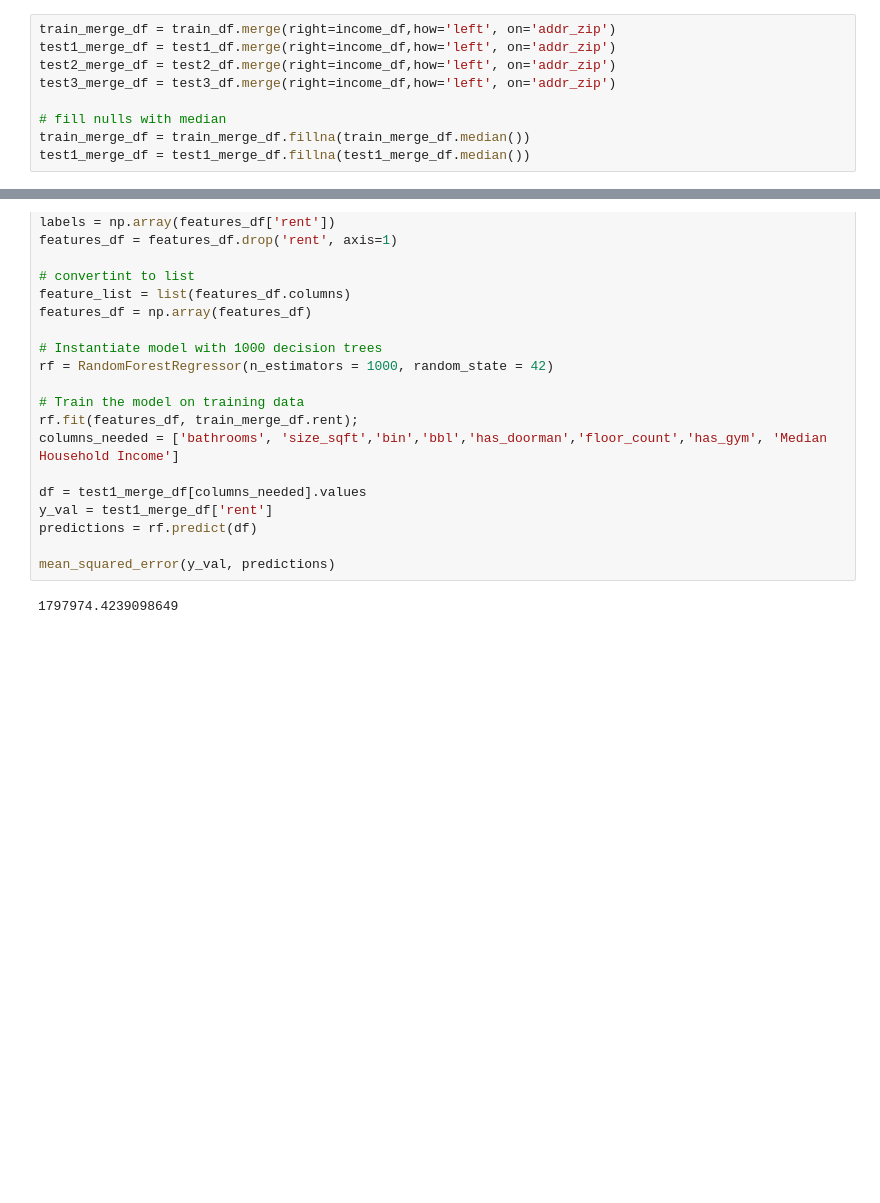
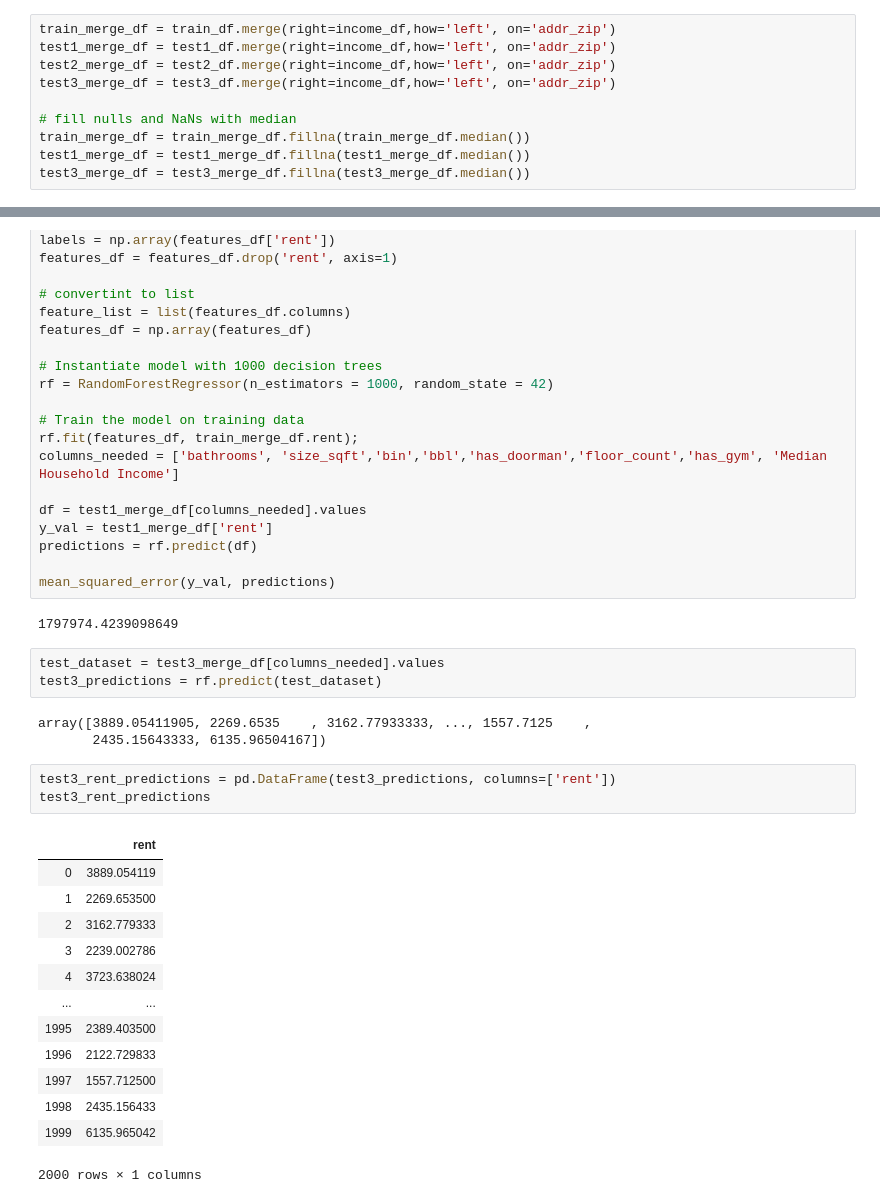
Before and after one commit to simplisticmartin/Godzillow, a Jupyter notebook: main.ipynb, the cells around one changed output, grey strips where cells are left out. Cells and saved outputs as stored; diff of their text form; blank space fills up the shorter version.

```diff
--- a/main.ipynb
+++ b/main.ipynb
@@ -260,9 +260,10 @@ test1_merge_df = test1_df.merge(right=income_df,how='left', on='addr_zip')
 test2_merge_df = test2_df.merge(right=income_df,how='left', on='addr_zip')
 test3_merge_df = test3_df.merge(right=income_df,how='left', on='addr_zip')
 
-# fill nulls with median
+# fill nulls and NaNs with median
 train_merge_df = train_merge_df.fillna(train_merge_df.median())
 test1_merge_df = test1_merge_df.fillna(test1_merge_df.median())
+test3_merge_df = test3_merge_df.fillna(test3_merge_df.median())
 # %%
 features = ['bathrooms', 'size_sqft','bin','bbl','has_doorman','floor_count','has_gym', 'rent', 'Median Household Income']
 features_df = train_merge_df[features];
@@ -292,3 +293,26 @@ predictions = rf.predict(df)
 mean_squared_error(y_val, predictions)
 # %% [output]
 1797974.4239098649
+# %%
+test_dataset = test3_merge_df[columns_needed].values
+test3_predictions = rf.predict(test_dataset)
+# %% [output]
+array([3889.05411905, 2269.6535    , 3162.77933333, ..., 1557.7125    ,
+       2435.15643333, 6135.96504167])
+# %%
+test3_rent_predictions = pd.DataFrame(test3_predictions, columns=['rent'])
+test3_rent_predictions
+# %% [output]
+|  | rent |
+| 0 | 3889.054119 |
+| 1 | 2269.653500 |
+| 2 | 3162.779333 |
+| 3 | 2239.002786 |
+| 4 | 3723.638024 |
+| ... | ... |
+| 1995 | 2389.403500 |
+| 1996 | 2122.729833 |
+| 1997 | 1557.712500 |
+| 1998 | 2435.156433 |
+| 1999 | 6135.965042 |
+2000 rows × 1 columns
```
